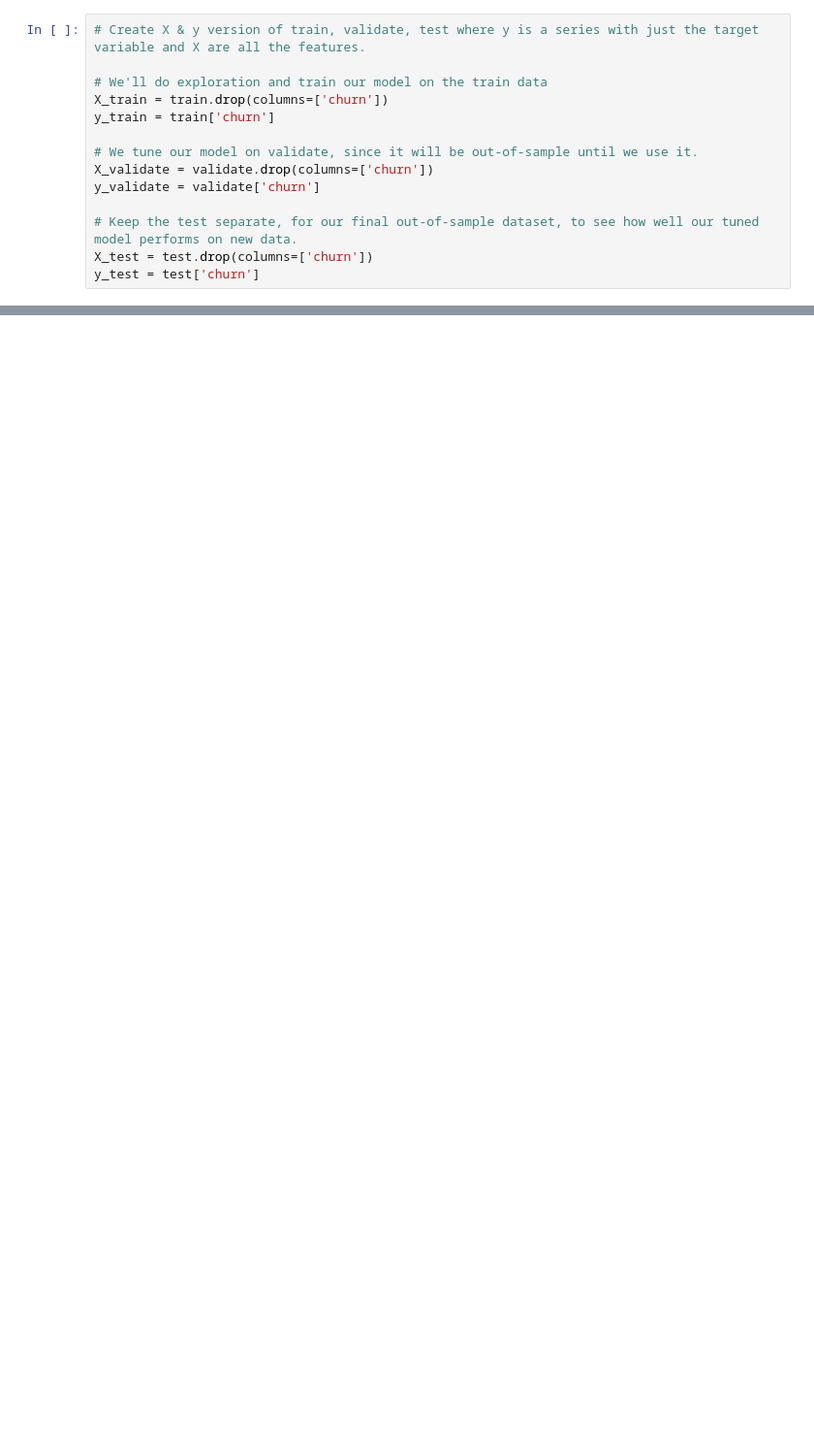
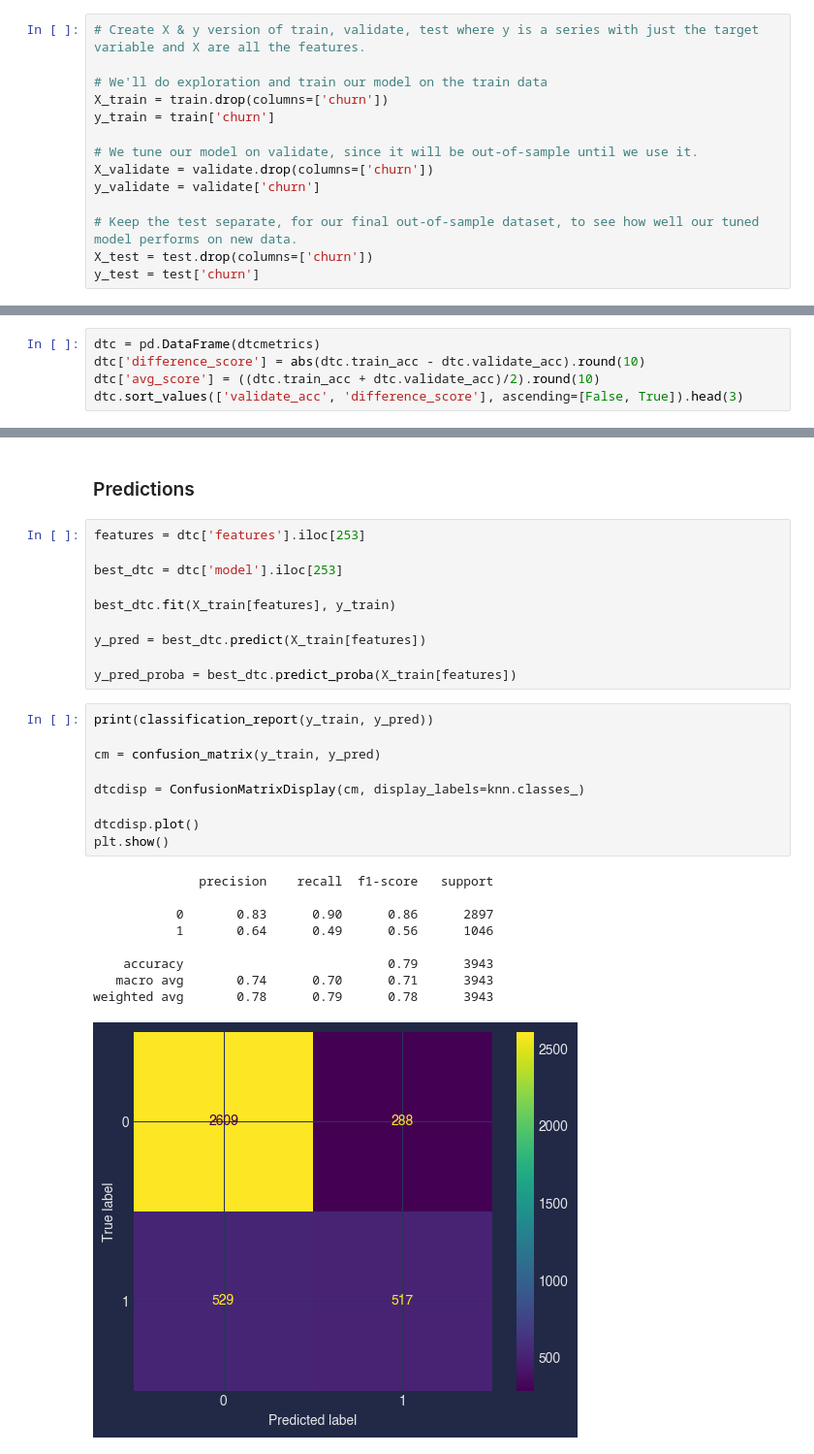
Before and after one commit to Zacharia-Schmitz/Telco_Project, a Jupyter notebook: telco_project_drafting.ipynb, the cells around one changed output, grey strips where cells are left out. Shown at 97% size. Saved outputs shown, nothing was run; the diff lists cells and outputs as text; blank space fills up the shorter version.

```diff
--- a/telco_project_drafting.ipynb
+++ b/telco_project_drafting.ipynb
@@ -731,0 +885,5 @@ Model & Parameters: DecisionTreeClassifier(max_depth=5, random_state=123), Accur
+# %%
+dtc = pd.DataFrame(dtcmetrics)
+dtc['difference_score'] = abs(dtc.train_acc - dtc.validate_acc).round(10)
+dtc['avg_score'] = ((dtc.train_acc + dtc.validate_acc)/2).round(10)
+dtc.sort_values(['validate_acc', 'difference_score'], ascending=[False, True]).head(3)
@@ -731,0 +905,31 @@ Model & Parameters: DecisionTreeClassifier(max_depth=5, random_state=123), Accur
+# %% [markdown]
+### Predictions
+# %%
+features = dtc['features'].iloc[253]
+
+best_dtc = dtc['model'].iloc[253]
+
+best_dtc.fit(X_train[features], y_train)
+
+y_pred = best_dtc.predict(X_train[features])
+
+y_pred_proba = best_dtc.predict_proba(X_train[features])
+# %%
+print(classification_report(y_train, y_pred))
+
+cm = confusion_matrix(y_train, y_pred)
+
+dtcdisp = ConfusionMatrixDisplay(cm, display_labels=knn.classes_)
+
+dtcdisp.plot()
+plt.show()
+# %% [output]
+              precision    recall  f1-score   support
+
+           0       0.83      0.90      0.86      2897
+           1       0.64      0.49      0.56      1046
+
+    accuracy                           0.79      3943
+   macro avg       0.74      0.70      0.71      3943
+weighted avg       0.78      0.79      0.78      3943
+[figure, added]
```
Also changed, not shown: parts of 86 cells of this notebook, 1 other file.
